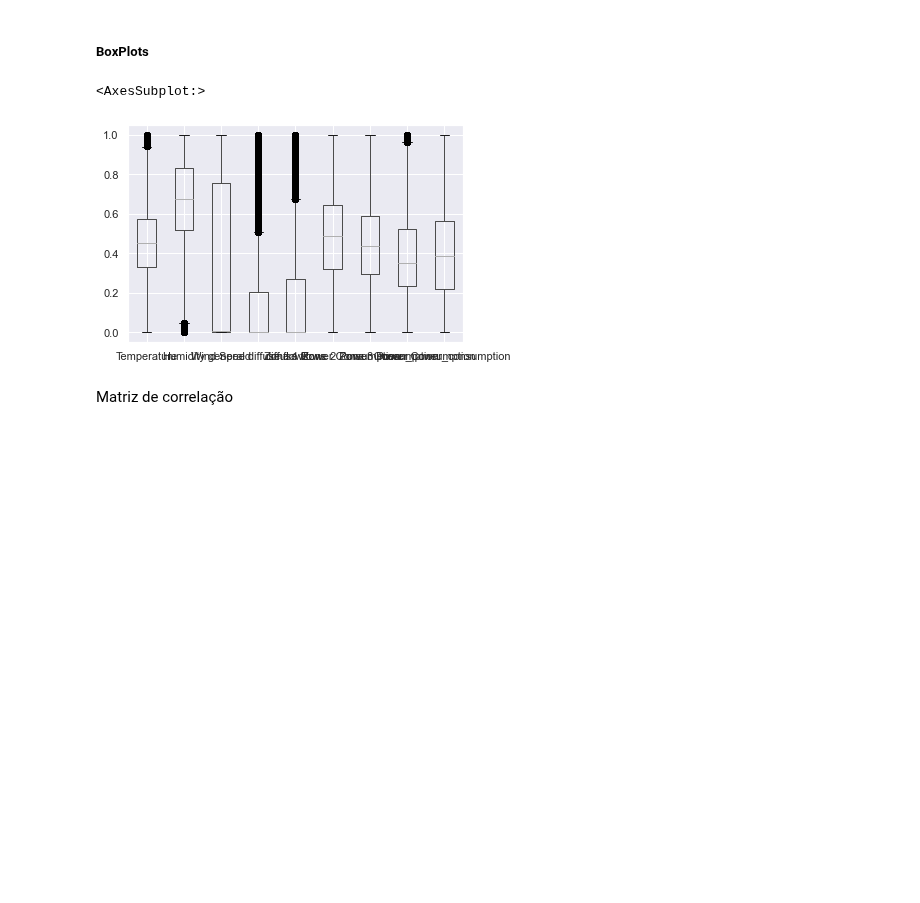
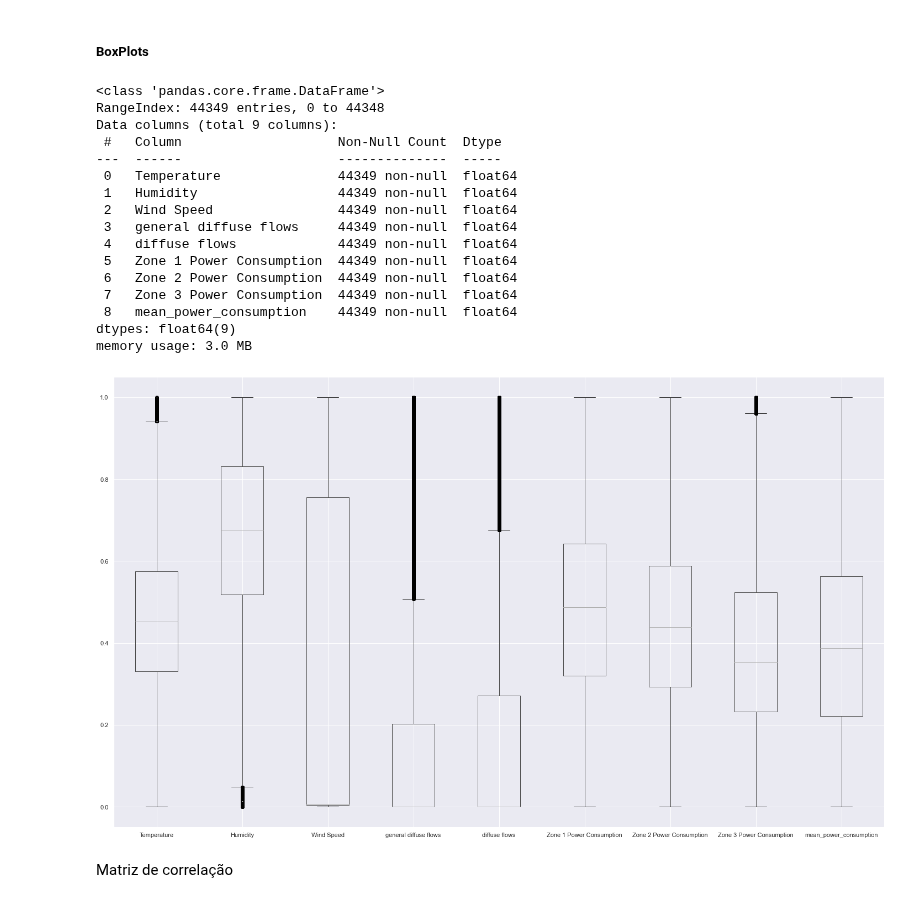
Before and after one commit to Levis33/inf1038-machine-learning, a Jupyter notebook: Trabalho 1.5/regressao.ipynb, the cells around one changed output. Cells and saved outputs as stored; diff of their text form; code cells hidden in the pictures; blank space fills up the shorter version.

```diff
--- a/Trabalho 1.5/regressao.ipynb
+++ b/Trabalho 1.5/regressao.ipynb
@@ -111,30 +121,46 @@ regiao que mais consome?
 # %%
 from pydoc import describe
 import seaborn as sns
 from sklearn.preprocessing import MinMaxScaler
 from numpy import percentile
 
-df_data = df[['date', 'mean_power_consumption']]
+#df_data = df[['date', 'mean_power_consumption']]
 
-df = df.drop(['date'], axis=1)
+#df = df.drop(['date'], axis=1)
 
 
 # removendo outliers
 Q1 = df.quantile(0.25)
 Q3 = df.quantile(0.75)
 IQR = Q3 - Q1
 df = df[~((df < (Q1 - 1.5 * IQR)) |(df > (Q3 + 1.5 * IQR))).any(axis=1)]
 
 
 scaler = MinMaxScaler()
 scaled_df = scaler.fit_transform(df)
 scaled_df = pd.DataFrame(scaled_df, columns=df.columns)
 
 scaled_df.boxplot(
-    column=['Temperature','Humidity','Wind Speed','general diffuse flows','diffuse flows','Zone 1 Power Consumption','Zone 2 Power Consumption','Zone 3 Power Consumption', 'mean_power_consumption'])
+    column=['Temperature','Humidity','Wind Speed','general diffuse flows','diffuse flows','Zone 1 Power Consumption','Zone 2 Power Consumption','Zone 3 Power Consumption', 'mean_power_consumption'], figsize=(25,15))
+scaled_df.info()
 # %% [output]
-<AxesSubplot:>
+<class 'pandas.core.frame.DataFrame'>
+RangeIndex: 44349 entries, 0 to 44348
+Data columns (total 9 columns):
+ #   Column                    Non-Null Count  Dtype
+---  ------                    --------------  -----
+ 0   Temperature               44349 non-null  float64
+ 1   Humidity                  44349 non-null  float64
+ 2   Wind Speed                44349 non-null  float64
+ 3   general diffuse flows     44349 non-null  float64
+ 4   diffuse flows             44349 non-null  float64
+ 5   Zone 1 Power Consumption  44349 non-null  float64
+ 6   Zone 2 Power Consumption  44349 non-null  float64
+ 7   Zone 3 Power Consumption  44349 non-null  float64
+ 8   mean_power_consumption    44349 non-null  float64
+dtypes: float64(9)
+memory usage: 3.0 MB
-[figure, old version]
+[figure, new version]
 # %% [markdown]
 Matriz de correlação
 # %%
```
Also changed, not shown: parts of 11 cells of this notebook.
